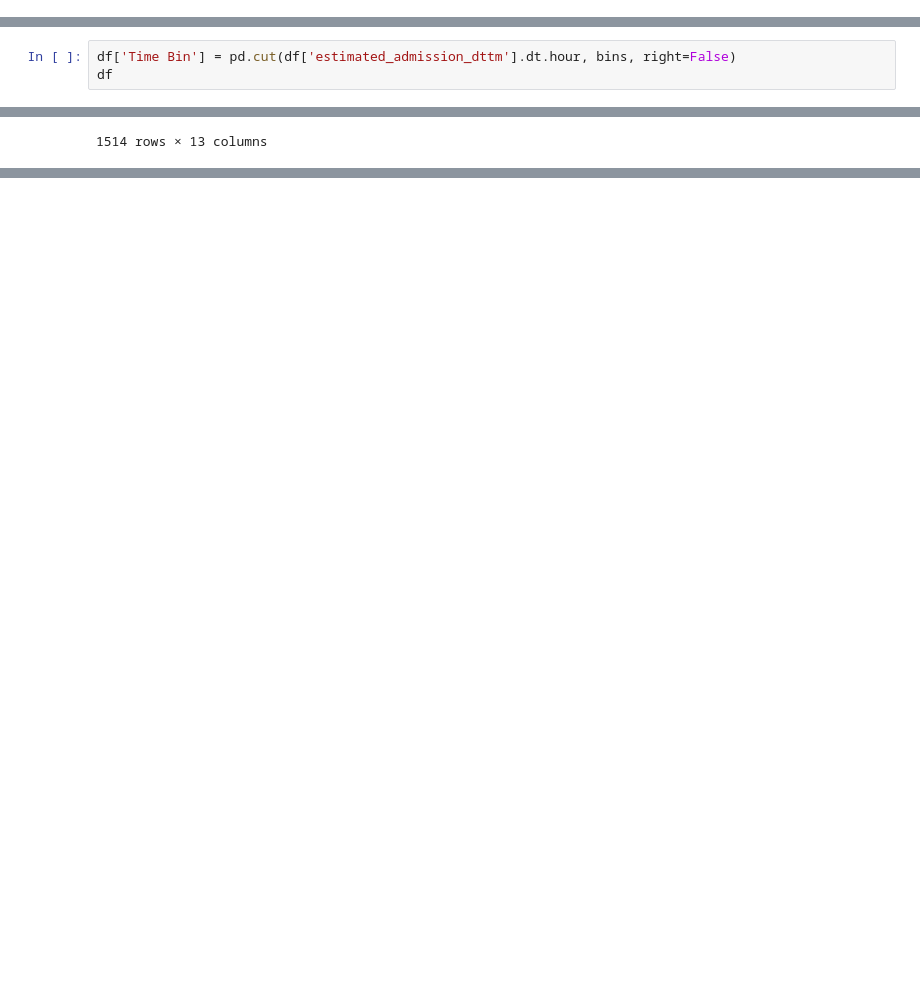
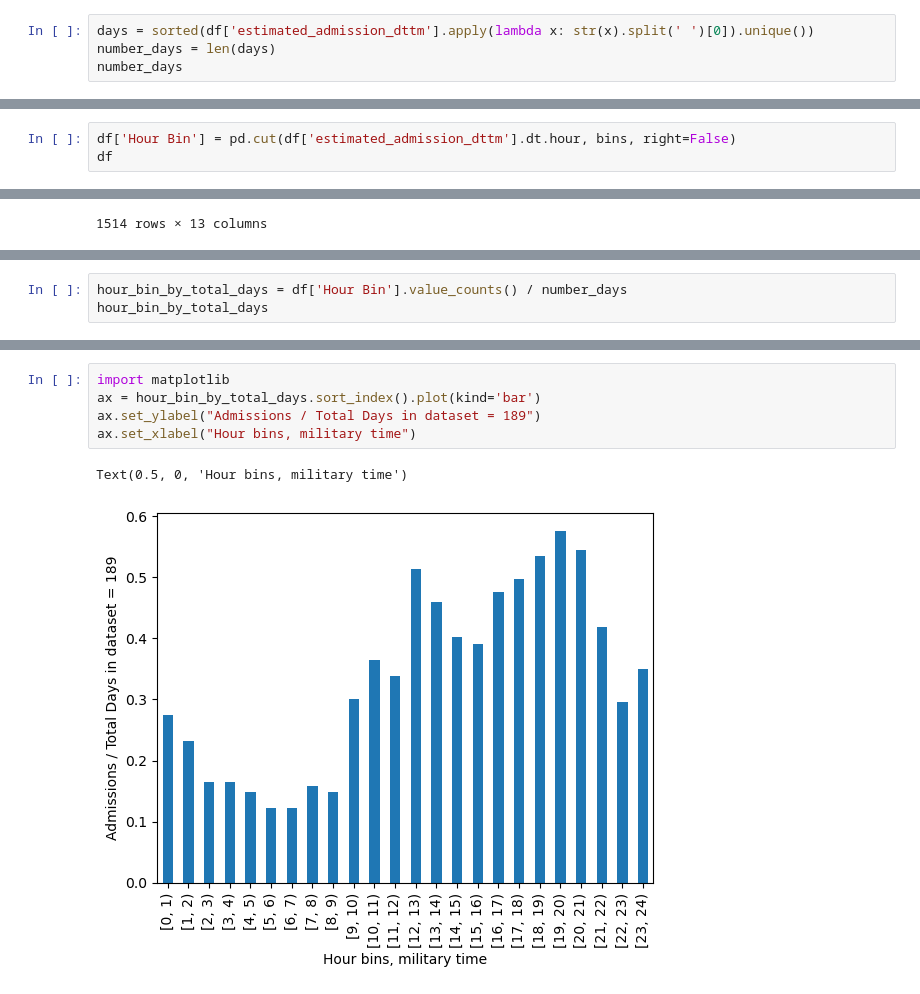
Before and after one commit to kswanjitsu/SMMC_admission, a Jupyter notebook: exploratory_analysis.ipynb, the cells around one changed output, grey strips where cells are left out. Cells and saved outputs as stored; diff of their text form; blank space fills up the shorter version.

```diff
--- a/exploratory_analysis.ipynb
+++ b/exploratory_analysis.ipynb
@@ -74,3 +74,7 @@ Name: inpatient_order_dttm, Length: 1514, dtype: datetime64[ns, US/Pacific]
 # %%
 
 bins = [0, 1, 2, 3, 4, 5, 6, 7, 8, 9, 10, 11, 12, 13, 14, 15, 16, 17, 18, 19, 20, 21, 22, 23, 24]
+# %%
+days = sorted(df['estimated_admission_dttm'].apply(lambda x: str(x).split(' ')[0]).unique())
+number_days = len(days)
+number_days
@@ -77,5 +83,5 @@ bins = [0, 1, 2, 3, 4, 5, 6, 7, 8, 9, 10, 11, 12, 13, 14, 15, 16, 17, 18, 19, 20
 # %%
-df['Time Bin'] = pd.cut(df['estimated_admission_dttm'].dt.hour, bins, right=False)
+df['Hour Bin'] = pd.cut(df['estimated_admission_dttm'].dt.hour, bins, right=False)
 df
 # %% [output]
 |  | encntr_id | patient_name | reg_dttm | disch_dttm | intent_to_admit_dttm | inpatient_order_dttm | ... |
@@ -99,0 +100,3 @@ df['Time Bin'].value_counts().sort_index().plot(kind='bar')
+# %%
+hour_bin_by_total_days = df['Hour Bin'].value_counts() / number_days
+hour_bin_by_total_days
@@ -99,0 +121,8 @@ df['Time Bin'].value_counts().sort_index().plot(kind='bar')
+# %%
+import matplotlib
+ax = hour_bin_by_total_days.sort_index().plot(kind='bar')
+ax.set_ylabel("Admissions / Total Days in dataset = 189")
+ax.set_xlabel("Hour bins, military time")
+# %% [output]
+Text(0.5, 0, 'Hour bins, military time')
+[figure, added]
```
Also changed, not shown: parts of 5 cells of this notebook.
